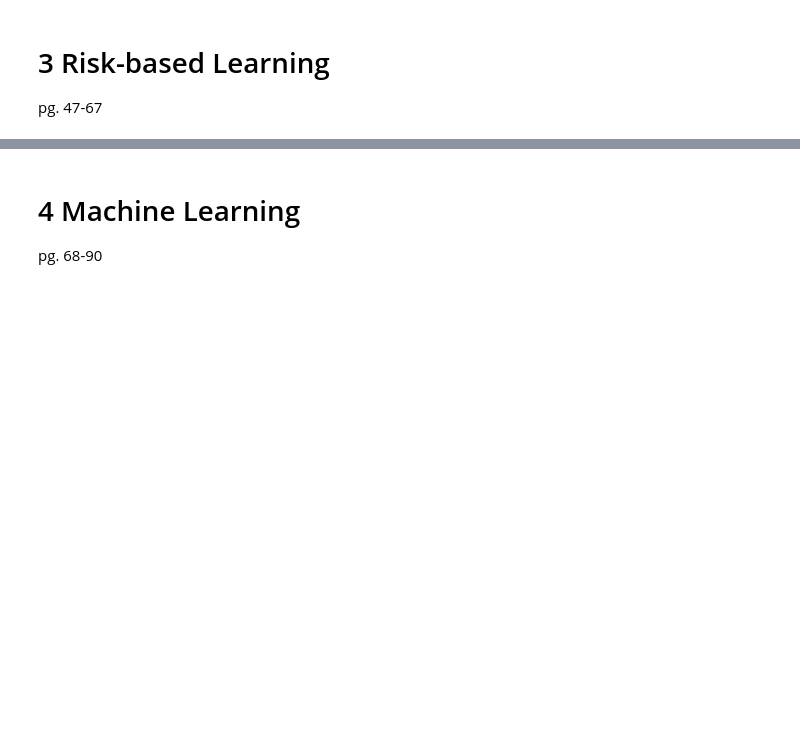
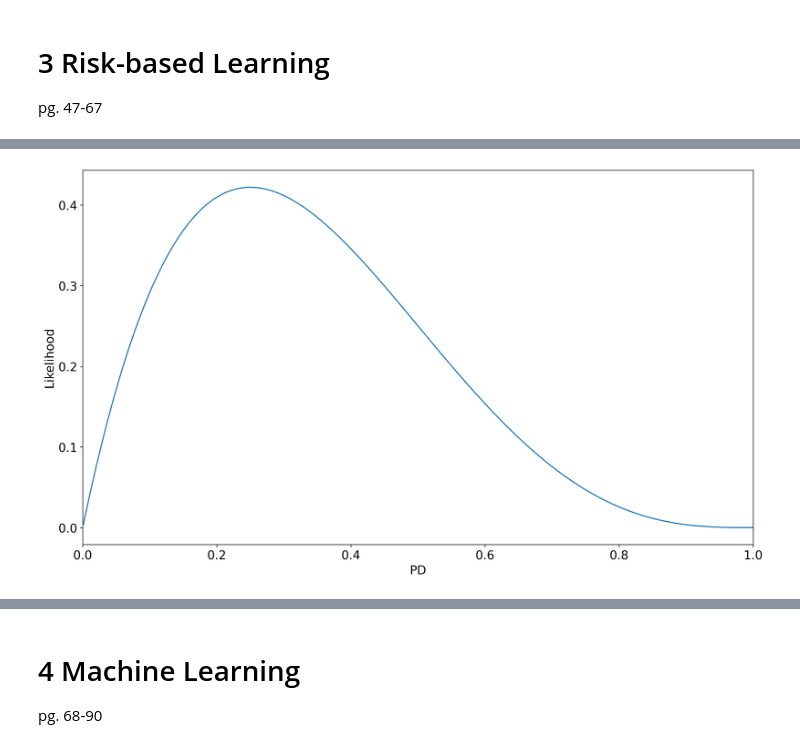
Before and after one commit to lktuan/deep_credit_risk, a Jupyter notebook: notebooks/part1_principle_of_data_learning.ipynb, the cells around one changed output, grey strips where cells are left out. Saved outputs shown, nothing was run; the diff lists cells and outputs as text; code cells hidden in the pictures; blank space fills up the shorter version.

```diff
--- a/notebooks/part1_principle_of_data_learning.ipynb
+++ b/notebooks/part1_principle_of_data_learning.ipynb
@@ -710,0 +1068,12 @@ plt.rcParams.update({'font.size': 16})
+# %%
+# the likelihood function
+d = [0,0,0,1]
+pi = np.arange(1,1000)/1000;
+likelihood = binom.pmf(np.sum(d), n=len(d), p=pi, loc=0)
+plt.plot(pi, likelihood, alpha=1, label="Likelihood")
+plt.xlim(0,1)
+plt.xlabel('PD')
+plt.ylabel('Likelihood')
+plt.show()
+# %% [output]
+[figure, added]
```
Also changed, not shown: parts of 40 cells of this notebook.
